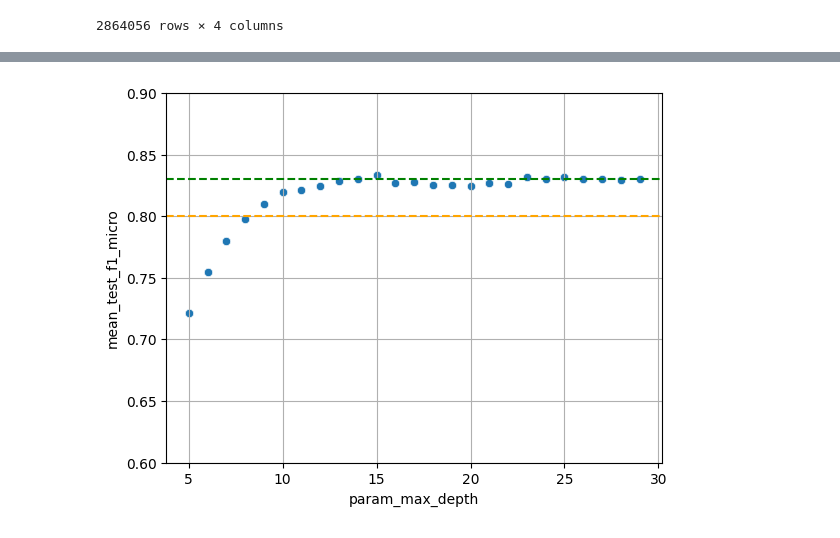
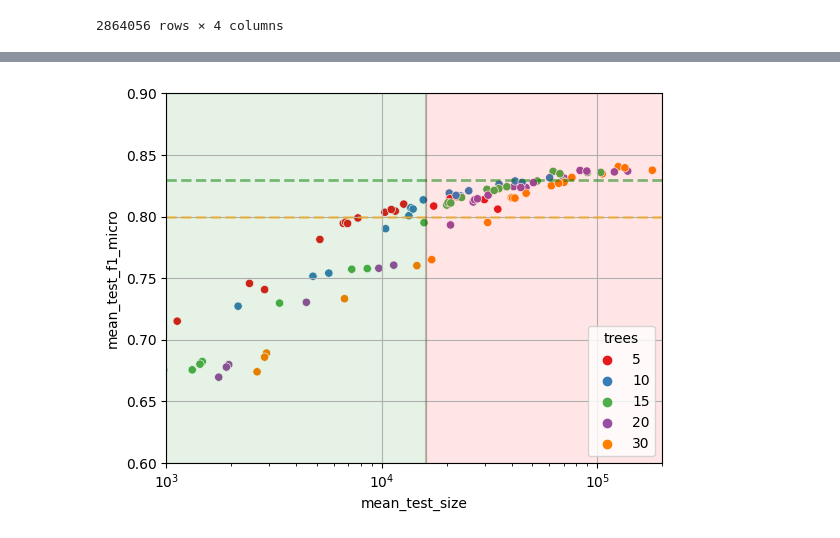
Before and after one commit to jonnor/embeddedml, a Jupyter notebook: projects/dollar_tinyml/notebooks/HAR-Evaluate.ipynb, the cells around one changed output, grey strips where cells are left out. Drawn from its saved outputs; the diff is of its cells as text; code cells hidden in the pictures.

Commit message:
dollarml: Make performance vs size plot

```diff
--- a/projects/dollar_tinyml/notebooks/HAR-Evaluate.ipynb
+++ b/projects/dollar_tinyml/notebooks/HAR-Evaluate.ipynb
@@ -113,10 +121,33 @@ ax.grid(True)
 # %%
 
-results = pandas.read_parquet(p+'.maxdepth')
-ax = seaborn.scatterplot(data=results, x='param_max_depth', y='mean_test_f1_micro')
-ax.set_ylim(0.60, 0.90)
-ax.axhline(0.80, ls='--', color='orange')
-ax.axhline(0.83, ls='--', color='green')
-ax.grid(True)
+def plot_results_size(results, x='mean_test_size', y='mean_test_f1_micro', hue='trees'):
+
+    ax = seaborn.scatterplot(data=results,
+        x=x,
+        y=y,
+        hue=hue,
+        palette=seaborn.color_palette("Set1", 8)
+    )
+    y_min = 0.60
+    y_max = 0.90
+    size_min = 1000
+    size_target = 16*1000
+    size_max = 200*1000
+
+    ax.set_ylim(y_min, y_max)
+    ax.axhline(0.80, ls='--', color='orange', alpha=0.5, lw=2.0)
+    ax.axhline(0.83, ls='--', color='green', alpha=0.5, lw=2.0)
+    ax.axvline(size_target, ls='-', color='black', alpha=0.2, lw=1.5)
+    ax.axvspan(0, size_target, color='green', alpha=0.1)
+    ax.axvspan(size_target, size_max, color='red', alpha=0.1)
+    ax.grid(True)
+    ax.set_xscale('log')
+
+    ax.set_xlim(size_min, size_max)
+    return ax
+
+r = results.rename(columns={'param_n_estimators': 'trees'})
+plot_results_size(r)
+ax.figure.savefig('pamap2-rf-sizeoptimized.png')
 # %% [output]
-[figure, old version]
+[figure, new version]
```
Also changed, not shown: parts of 1 cell of this notebook, 2 other files.
